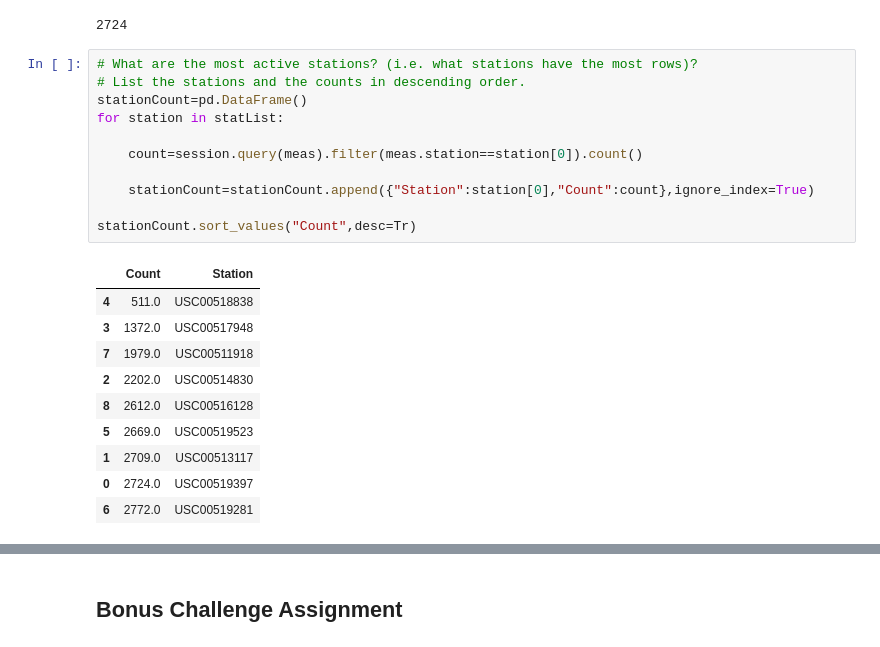
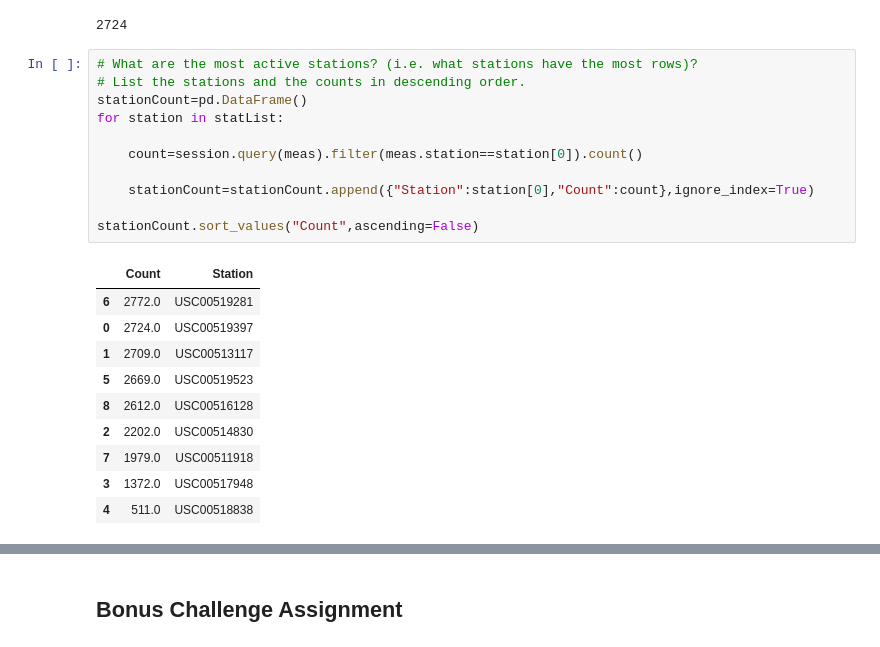
Before and after one commit to RinerAlexander/sqlalchemy-challenge, a Jupyter notebook: climate_starter.ipynb, the cells around one changed output, grey strips where cells are left out. Saved outputs shown, nothing was run; the diff lists cells and outputs as text.

```diff
--- a/climate_starter.ipynb
+++ b/climate_starter.ipynb
@@ -124,25 +124,25 @@ session.query(meas).filter(meas.station=='USC00519397').count()
 # %%
 # What are the most active stations? (i.e. what stations have the most rows)?
 # List the stations and the counts in descending order.
 stationCount=pd.DataFrame()
 for station in statList:
 
     count=session.query(meas).filter(meas.station==station[0]).count()
 
     stationCount=stationCount.append({"Station":station[0],"Count":count},ignore_index=True)
 
-stationCount.sort_values("Count",desc=Tr)
+stationCount.sort_values("Count",ascending=False)
 # %% [output]
 |  | Count | Station |
+| 6 | 2772.0 | USC00519281 |
+| 0 | 2724.0 | USC00519397 |
+| 1 | 2709.0 | USC00513117 |
+| 5 | 2669.0 | USC00519523 |
+| 8 | 2612.0 | USC00516128 |
+| 2 | 2202.0 | USC00514830 |
+| 7 | 1979.0 | USC00511918 |
+| 3 | 1372.0 | USC00517948 |
 | 4 | 511.0 | USC00518838 |
-| 3 | 1372.0 | USC00517948 |
-| 7 | 1979.0 | USC00511918 |
-| 2 | 2202.0 | USC00514830 |
-| 8 | 2612.0 | USC00516128 |
-| 5 | 2669.0 | USC00519523 |
-| 1 | 2709.0 | USC00513117 |
-| 0 | 2724.0 | USC00519397 |
-| 6 | 2772.0 | USC00519281 |
 # %%
 # Using the station id from the previous query, calculate the lowest temperature recorded,
 # highest temperature recorded, and average temperature of the most active station?
```
Also changed, not shown: parts of 3 cells of this notebook.
